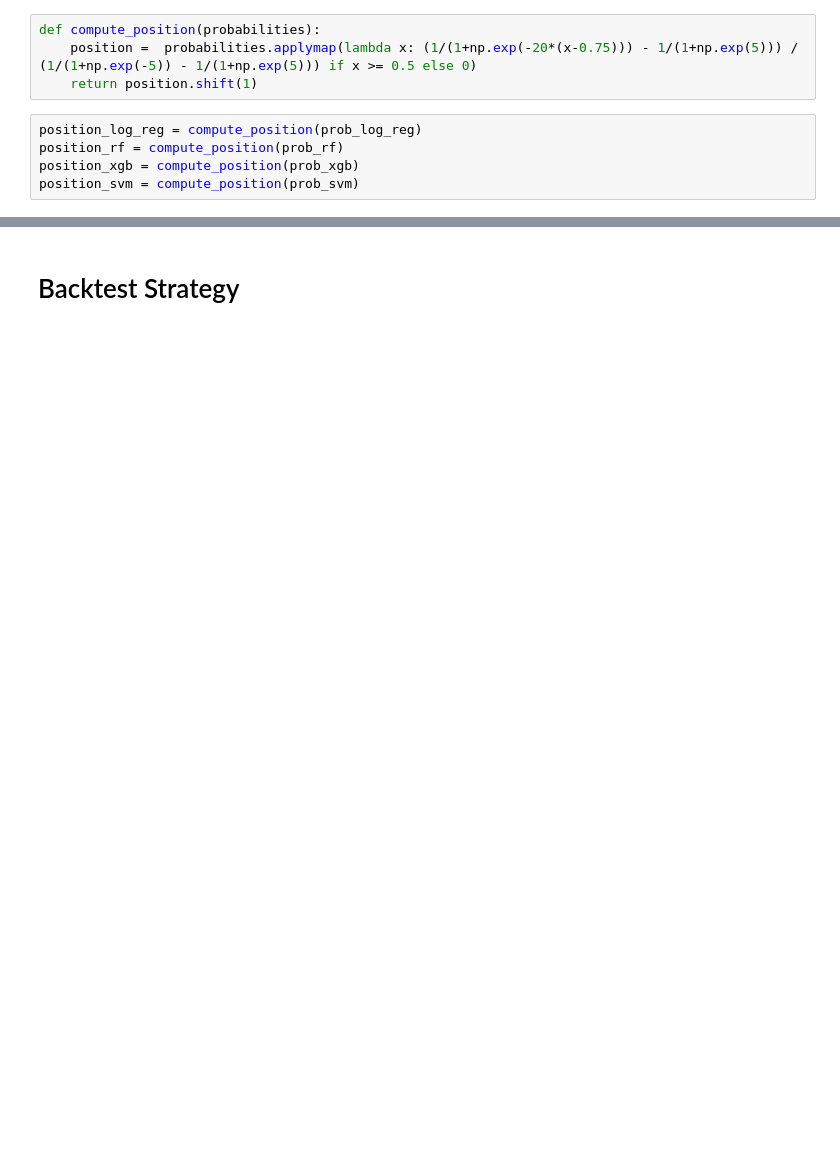
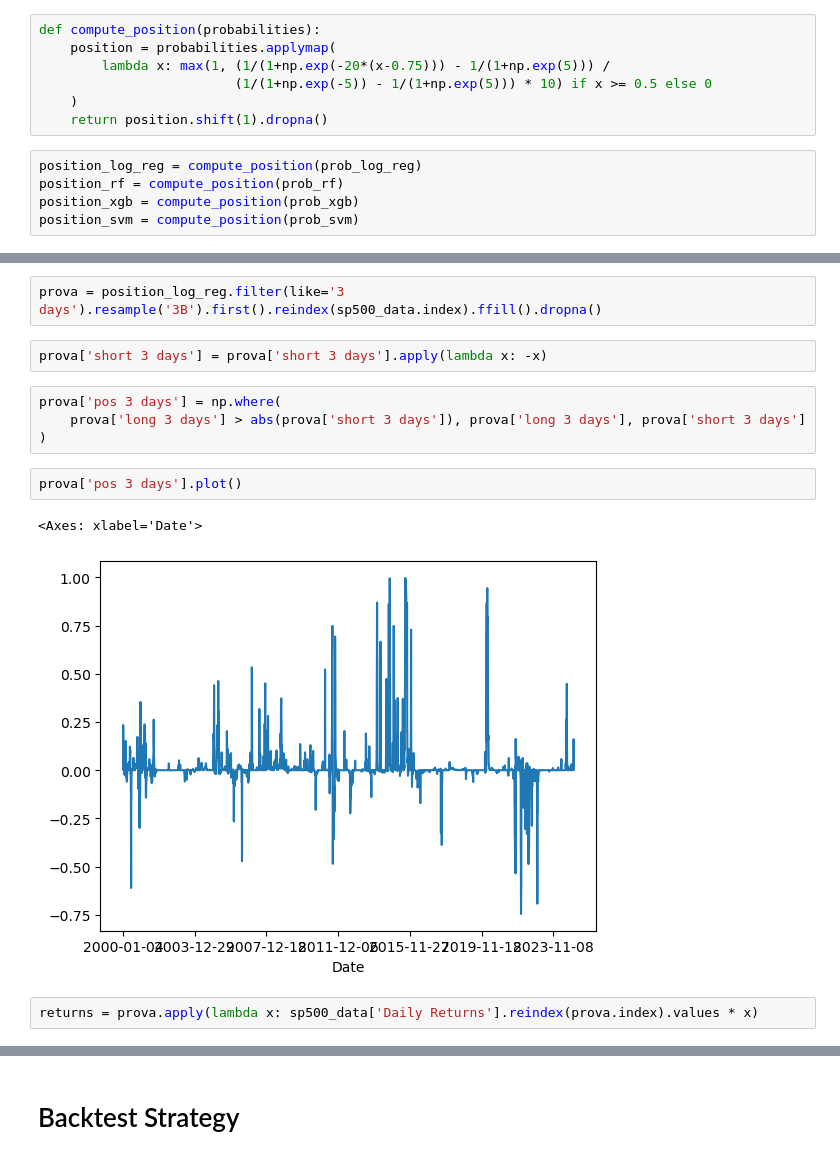
Before and after one commit to BSIC/Momentum_ML, a Jupyter notebook: Backtest.ipynb, the cells around one changed output, grey strips where cells are left out. Cells and saved outputs as stored; diff of their text form; blank space fills up the shorter version.

```diff
--- a/Backtest.ipynb
+++ b/Backtest.ipynb
@@ -111,8 +77,11 @@ position = pd.DataFrame({
 })
 # %%
 def compute_position(probabilities):
-    position =  probabilities.applymap(lambda x: (1/(1+np.exp(-20*(x-0.75))) - 1/(1+np.exp(5))) / (1/(1+np.exp(-5)) - 1/(1+np.exp(5))) if x >= 0.5 else 0)
-    return position.shift(1)
+    position = probabilities.applymap(
+        lambda x: max(1, (1/(1+np.exp(-20*(x-0.75))) - 1/(1+np.exp(5))) /
+                         (1/(1+np.exp(-5)) - 1/(1+np.exp(5))) * 10) if x >= 0.5 else 0
+    )
+    return position.shift(1).dropna()
 # %%
 position_log_reg = compute_position(prob_log_reg)
 position_rf = compute_position(prob_rf)
@@ -137,0 +119,15 @@ position_log_reg
+# %%
+prova = position_log_reg.filter(like='3 days').resample('3B').first().reindex(sp500_data.index).ffill().dropna()
+# %%
+prova['short 3 days'] = prova['short 3 days'].apply(lambda x: -x)
+# %%
+prova['pos 3 days'] = np.where(
+    prova['long 3 days'] > abs(prova['short 3 days']), prova['long 3 days'], prova['short 3 days']
+)
+# %%
+prova['pos 3 days'].plot()
+# %% [output]
+<Axes: xlabel='Date'>
+[figure, added]
+# %%
+returns = prova.apply(lambda x: sp500_data['Daily Returns'].reindex(prova.index).values * x)
```
Also changed, not shown: parts of 21 cells of this notebook.
